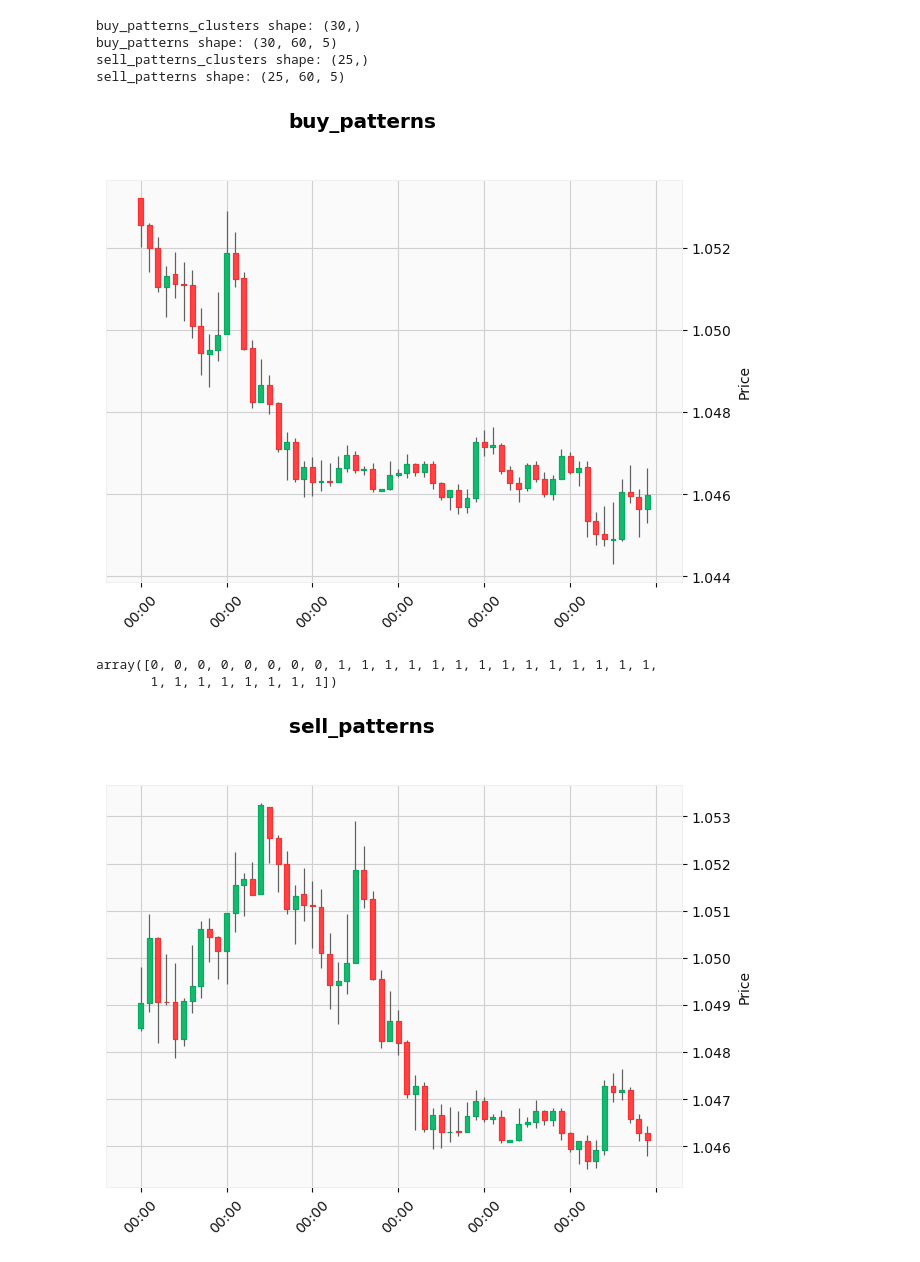
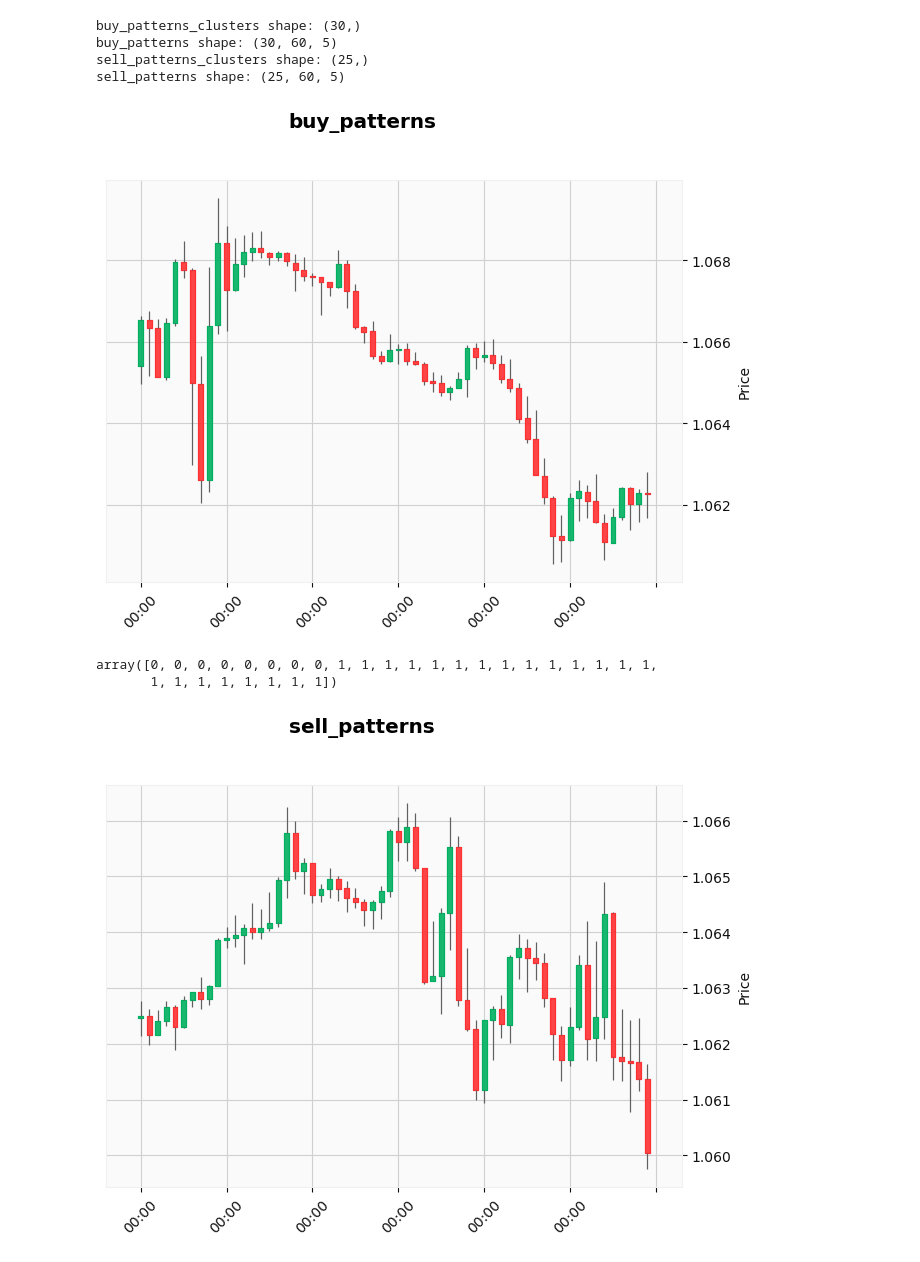
Before and after one commit to seacatgm/siamse_triplet_trade, a Jupyter notebook: notebook.ipynb, the cells around one changed output. Saved outputs shown, nothing was run; the diff lists cells and outputs as text; code cells hidden in the pictures.

```diff
--- a/notebook.ipynb
+++ b/notebook.ipynb
@@ -31,8 +34,8 @@ set_all_seeds(29)
 # %%
-buy_patterns_clusters = np.load('/siamese-triplet/data/buy_patterns_clusters.npy')
-buy_patterns = np.load('/siamese-triplet/data/buy_patterns.npy')
-sell_patterns_clusters = np.load('/siamese-triplet/data/sell_patterns_clusters.npy')
-sell_patterns = np.load('/siamese-triplet/data/sell_patterns.npy')
+buy_patterns_clusters = np.load('/Users/viktor_nemchenko/siamese-triplet/data/buy_patterns_clusters.npy')
+buy_patterns = np.load('/Users/viktor_nemchenko/siamese-triplet/data/buy_patterns.npy')
+sell_patterns_clusters = np.load('/Users/viktor_nemchenko/siamese-triplet/data/sell_patterns_clusters.npy')
+sell_patterns = np.load('/Users/viktor_nemchenko/siamese-triplet/data/sell_patterns.npy')
 
 print(f'buy_patterns_clusters shape: {buy_patterns_clusters.shape}')
 print(f'buy_patterns shape: {buy_patterns.shape}')
@@ -44,13 +47,14 @@ buy_patterns shape: (30, 60, 5)
 sell_patterns_clusters shape: (25,)
 sell_patterns shape: (25, 60, 5)
 # %%
+k_num = 11
 data_buy = pd.DataFrame({
     'Date': [i for i in range(buy_patterns[:,:,0][0].shape[0])],
-    'Open': buy_patterns[:,:,0][0],
-    'High': buy_patterns[:,:,1][0],
-    'Low': buy_patterns[:,:,2][0],
-    'Close': buy_patterns[:,:,3][0],
-    'Volume': buy_patterns[:,:,4][0]
+    'Open': buy_patterns[:,:,0][k_num],
+    'High': buy_patterns[:,:,1][k_num],
+    'Low': buy_patterns[:,:,2][k_num],
+    'Close': buy_patterns[:,:,3][k_num],
+    'Volume': buy_patterns[:,:,4][k_num]
 })
 
 data_buy['Date'] = pd.to_datetime(data_buy['Date'])
@@ -58,27 +62,28 @@ data_buy.set_index('Date', inplace=True)
 
 mpf.plot(data_buy, type='candle', style='yahoo', title='buy_patterns')
 # %% [output]
-[figure, old version]
+[figure, new version]
 # %%
 buy_patterns_clusters
 # %% [output]
 array([0, 0, 0, 0, 0, 0, 0, 0, 1, 1, 1, 1, 1, 1, 1, 1, 1, 1, 1, 1, 1, 1,
        1, 1, 1, 1, 1, 1, 1, 1])
 # %%
+k_num = 11
 data_sell = pd.DataFrame({
     'Date': [i for i in range(buy_patterns[:,:,0][0].shape[0])],
-    'Open': sell_patterns[:,:,0][0],
-    'High': sell_patterns[:,:,1][0],
-    'Low': sell_patterns[:,:,2][0],
-    'Close': sell_patterns[:,:,3][0],
-    'Volume': sell_patterns[:,:,4][0]
+    'Open': sell_patterns[:,:,0][k_num],
+    'High': sell_patterns[:,:,1][k_num],
+    'Low': sell_patterns[:,:,2][k_num],
+    'Close': sell_patterns[:,:,3][k_num],
+    'Volume': sell_patterns[:,:,4][k_num]
 })
 
 
 data_sell['Date'] = pd.to_datetime(data_sell['Date'])
 data_sell.set_index('Date', inplace=True)
 data_sell['Open']
 
 mpf.plot(data_sell, type='candle', style='yahoo', title='sell_patterns')
 # %% [output]
-[figure, old version]
+[figure, new version]
```
Also changed, not shown: parts of 9 cells of this notebook, 1 other file.
